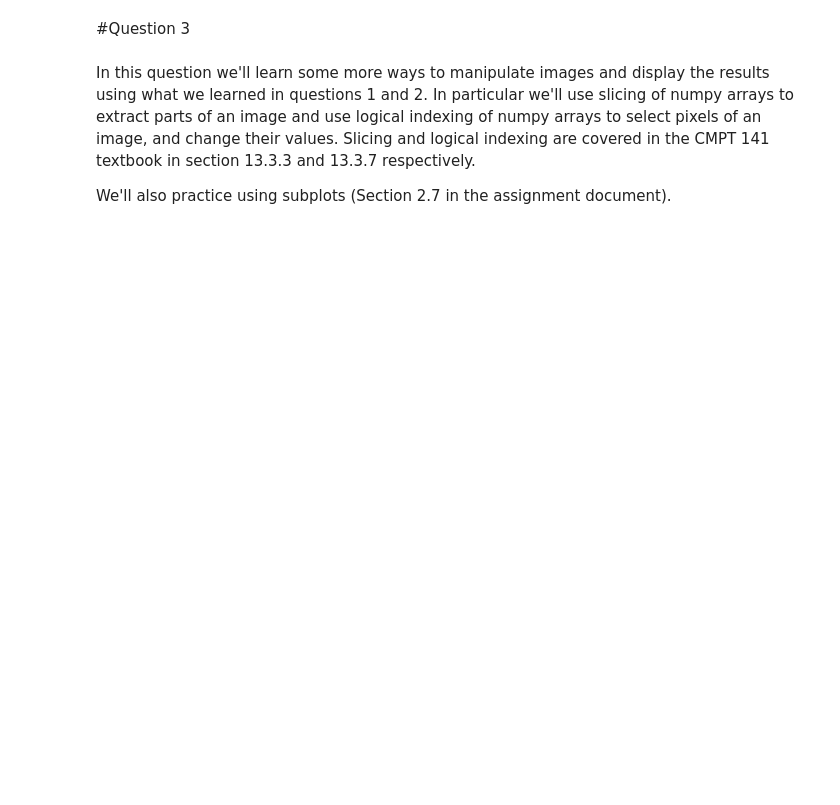
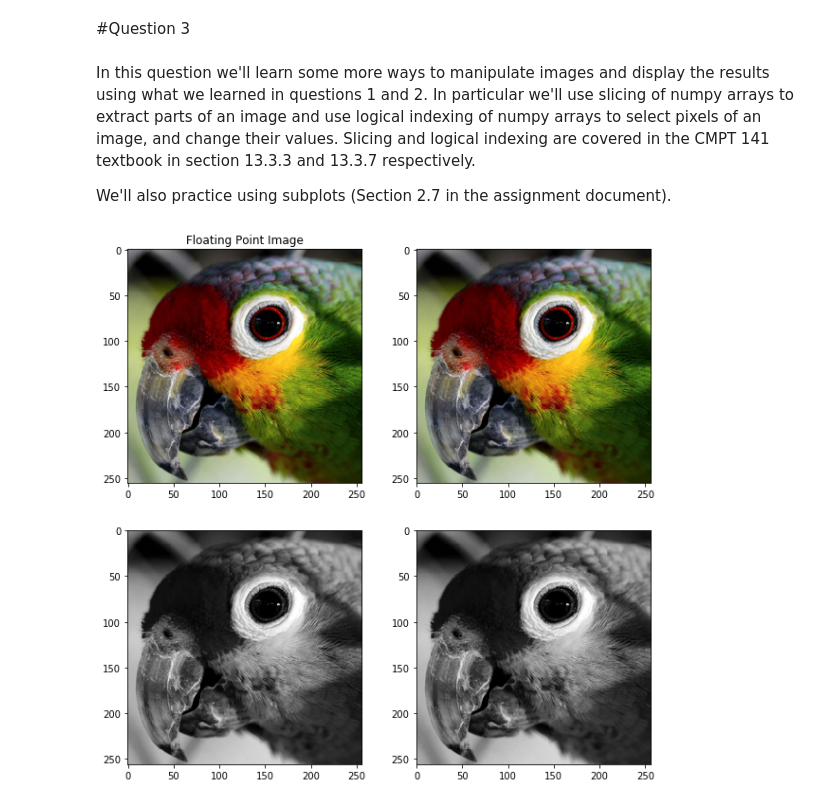
Before and after one commit to satiowadahc/CMPT487A0, a Jupyter notebook: asn0-q3.ipynb, the cells around one changed output. Drawn from its saved outputs; the diff is of its cells as text; code cells hidden in the pictures; blank space fills up the shorter version.

```diff
--- a/asn0-q3.ipynb
+++ b/asn0-q3.ipynb
@@ -7,31 +7,43 @@ We'll also practice using subplots (Section 2.7 in the assignment document).
 # %%
 %matplotlib inline
 
 import skimage.io as io
 import matplotlib.pyplot as plt
 import skimage.color as color
 import skimage.util as util
 import skimage.exposure as exp
 import numpy as np
 
 # Set the default colourmap for imshow()
 plt.rcParams['image.cmap'] = 'gray'
 
 # TODO: Load the parrot.png image, convert it to grayscale, and convert its data type to float.
-
+parrotImage = io.imread('parrot.png')
+floatImage = util.img_as_float(parrotImage)
 
 # TODO: Display the parrot image in a figure (remember to suppress normalization using vmin and vmax!).
-
+fig = plt.figure(figsize=(10, 10))
+a = fig.add_subplot(2, 2, 1)
+a.set_title('Floating Point Image')
+Odsp = plt.imshow(floatImage, vmin=0, vmax=1)
 
 # TODO: Display the four quadrants of the original grayscale parrot image separately using array slicing.
-# Each quandrant should be displayed in a different subplot of a 2 by 2 grid of subplots.
+# Each quadrant should be displayed in a different subplot of a 2 by 2 grid of subplots.
 # Subplots are discussed in the assignment document in section 2.7.
-
-
+b = fig.add_subplot(2, 2, 2)
+Fdsp = plt.imshow(parrotImage, vmin=0, vmax=1)
+c = fig.add_subplot(2, 2, 3)
+greyImage = color.rgb2gray(floatImage)
+Gdsp = plt.imshow(greyImage, vmin=0, vmax=1)
+d = fig.add_subplot(2, 2, 4)
+greyNImage = color.rgb2gray(floatImage)
+GNdsp = plt.imshow(greyNImage)
 # TODO: Use logical indexing to create a new image in which each pixel of the original image with
 # graylevel <= 0.5 is set to 0.0, and all other pixels are set to 1.0.  Then display the resulting
 # black and white image.
 #
 # If you're thinking of using a loop here, you're thinking about it wrong! The whole point of
 # logical indexing is to avoid loops.  Hint: you can use numpy.copy() to make a copy
 # of an image array.
+# %% [output]
+[figure, added]
```
Also changed, not shown: 1 other file.
